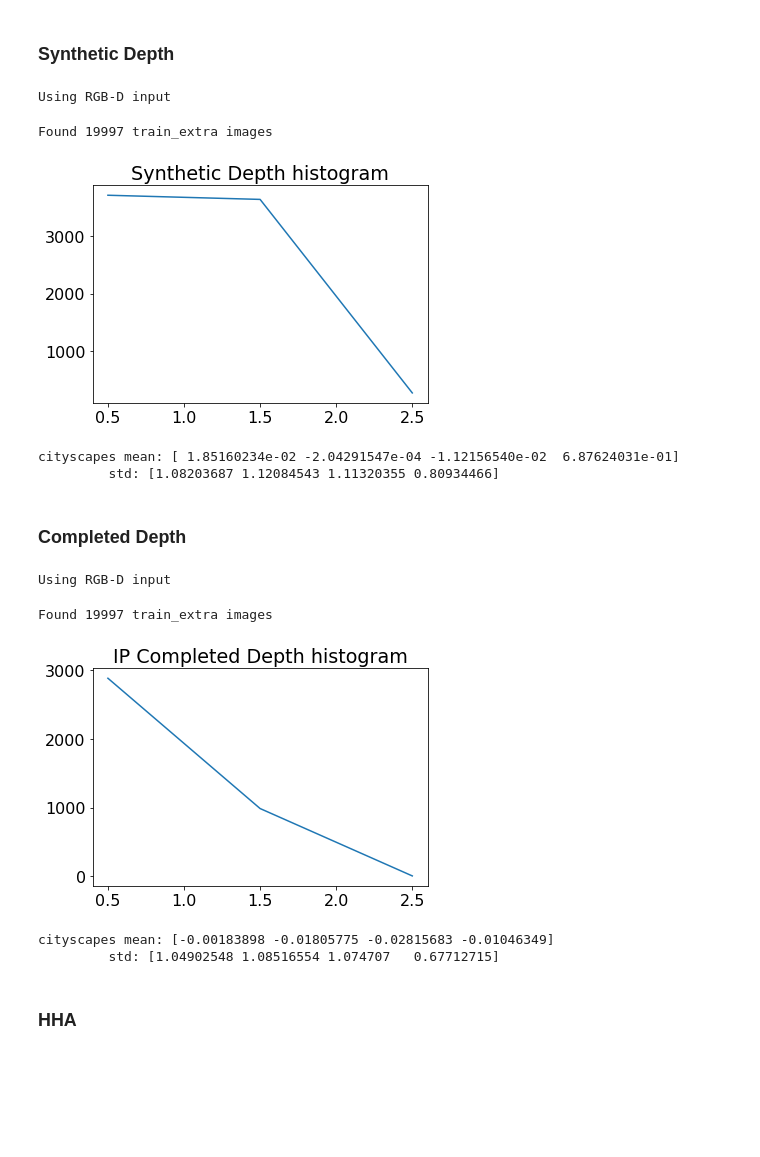
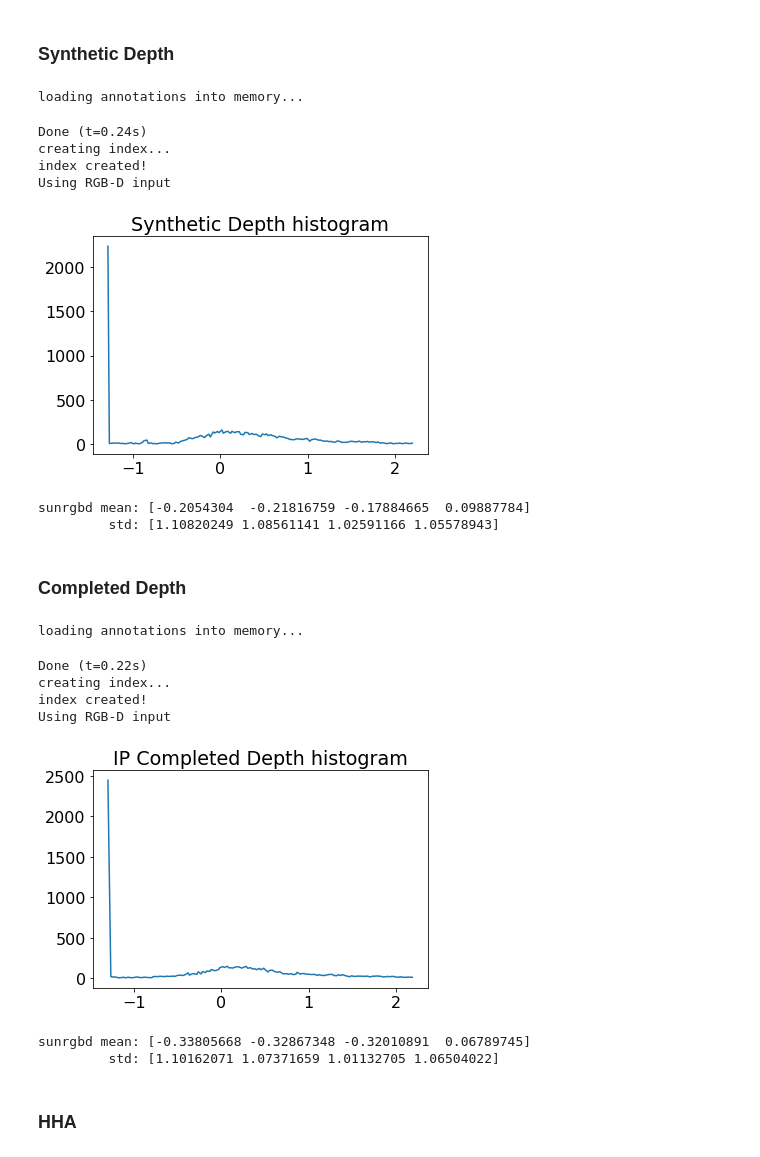
Before and after one commit to crmauceri/dataset_loaders, a Jupyter notebook: Data_Browser.ipynb, the cells around one changed output. Drawn from its saved outputs; the diff is of its cells as text; code cells hidden in the pictures; blank space fills up the shorter version.

```diff
--- a/Data_Browser.ipynb
+++ b/Data_Browser.ipynb
@@ -17,16 +17,16 @@ from types import SimpleNamespace
 # %% [markdown]
 ### Set these variables as desired to load different datasets.
 # %%
-dataset_name = 'cityscapes'
+dataset_name = 'sunrgbd'
 
 #All figures will be saved with the following prefix
-figure_prefix = "figures/cityscapes_"
+figure_prefix = "figures/sunrgbd_"
 
 # Dataset directory root
-root = 'datasets/cityscapes/'
+root = 'datasets/sunrgbd/'
 
 # Default configuration file
-cfg_file = 'configs/cityscapes_rgbd.yaml'
+cfg_file = 'configs/sunrgbd.yaml'
 
 # Extra configurations
 cfg_list = ['DATASET.CITYSCAPES.GT_MODE', 'gtFine',
@@ -190,7 +253,11 @@ cfg.merge_from_list(cfg_list)
 
 dist_synth = sample_distribution(make_dataset(cfg, split='train'), n=100)
 
-bins = np.linspace(0,255, num=256)
+#bin = np.linspace(0, 255)
+start = dist_synth['mean'][3] - 2*dist_synth['std'][3]
+end = dist_synth['mean'][3] + 2*dist_synth['std'][3]
+bins = np.linspace(start,end, num=256)
+
 plot_distribution([dist_synth['samples'][:, 3:]], bins)
 plt.title("Synthetic Depth histogram")
 plt.show()
@@ -199,40 +266,50 @@ print("{} mean: {} \n \t std: {}".format(dataset_name,
                                          dist_synth['mean'],
                                          dist_synth['std']))
 # %% [output]
-Using RGB-D input
+loading annotations into memory...
-Found 19997 train_extra images
+Done (t=0.24s)
+creating index...
+index created!
+Using RGB-D input
-[figure, old version]
+[figure, new version]
-cityscapes mean: [ 1.85160234e-02 -2.04291547e-04 -1.12156540e-02  6.87624031e-01]
-         std: [1.08203687 1.12084543 1.11320355 0.80934466]
+sunrgbd mean: [-0.2054304  -0.21816759 -0.17884665  0.09887784]
+         std: [1.10820249 1.08561141 1.02591166 1.05578943]
 # %% [markdown]
 ### Completed Depth
 # %%
 # Extra configurations
 cfg_list = ['DATASET.CITYSCAPES.DEPTH_DIR', 'completed_depth']
 
 # Load configuration
 from dataloaders.config.defaults import get_cfg_defaults
 cfg = get_cfg_defaults()
 cfg.merge_from_file(cfg_file)
 cfg.merge_from_list(['DATASET.ROOT', root])
 cfg.merge_from_list(cfg_list)
 
 dist_lidar = sample_distribution(make_dataset(cfg, split='train'), n=100)
 
-bins = np.linspace(0,255, num=256)
+#bin = np.linspace(0, 255)
+start = dist_lidar['mean'][3] - 2*dist_lidar['std'][3]
+end = dist_lidar['mean'][3] + 2*dist_lidar['std'][3]
+bins = np.linspace(start,end, num=256)
+
 plot_distribution([dist_lidar['samples'][:, 3:]], bins)
 plt.title("IP Completed Depth histogram")
 plt.show()
 
 print("{} mean: {} \n \t std: {}".format(dataset_name,
                                          dist_lidar['mean'],
                                          dist_lidar['std']))
 # %% [output]
-Using RGB-D input
+loading annotations into memory...
-Found 19997 train_extra images
+Done (t=0.22s)
+creating index...
+index created!
+Using RGB-D input
-[figure, old version]
+[figure, new version]
-cityscapes mean: [-0.00183898 -0.01805775 -0.02815683 -0.01046349]
-         std: [1.04902548 1.08516554 1.074707   0.67712715]
+sunrgbd mean: [-0.33805668 -0.32867348 -0.32010891  0.06789745]
+         std: [1.10162071 1.07371659 1.01132705 1.06504022]
 # %% [markdown]
 ### HHA
 # %%
```
Also changed, not shown: parts of 17 cells of this notebook, 10 other files.
